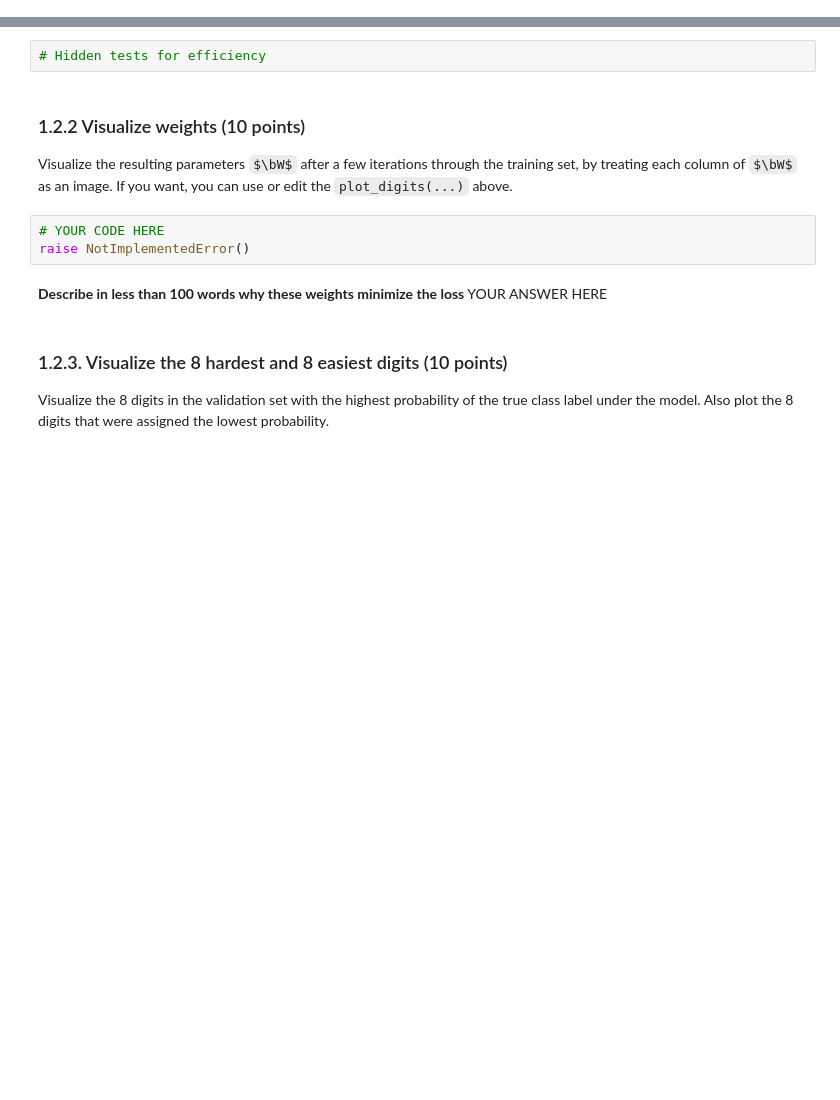
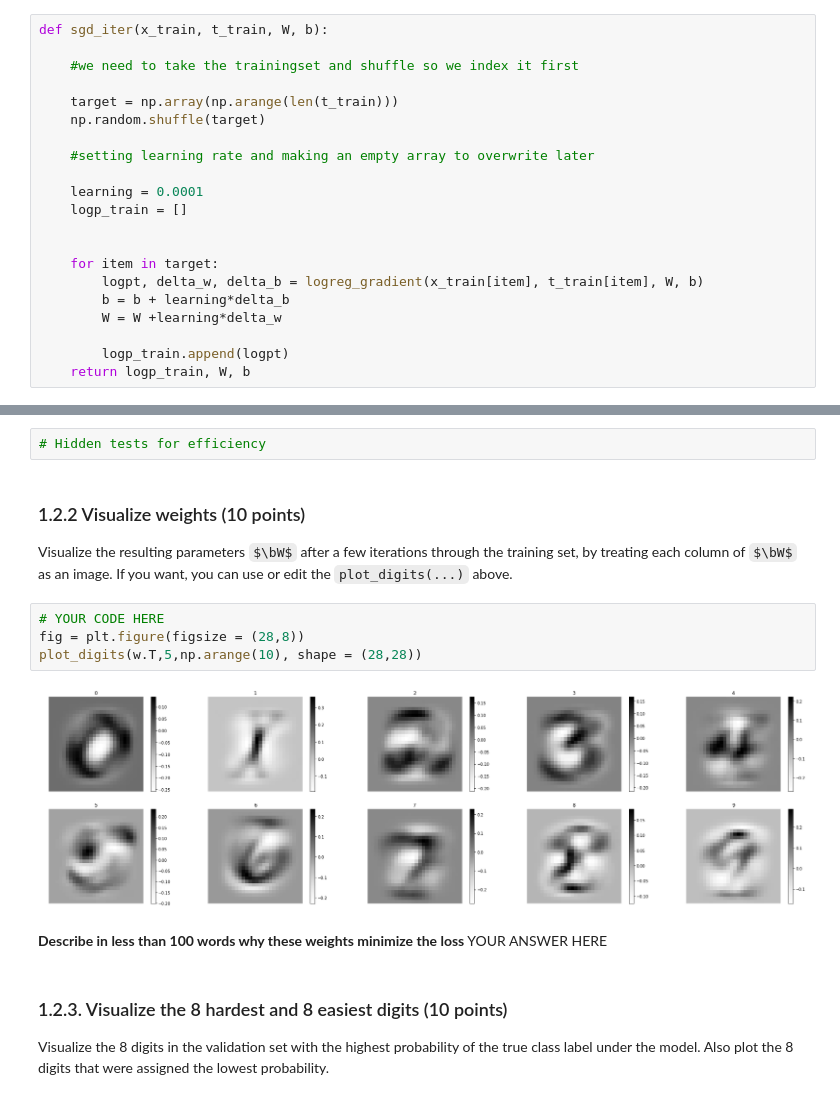
Before and after one commit to mcoenegracht/ml1-labs, a Jupyter notebook: lab2/lab2.ipynb, the cells around one changed output, grey strips where cells are left out. Saved outputs shown, nothing was run; the diff lists cells and outputs as text; some formulas as TeX source; blank space fills up the shorter version.

```diff
--- a/lab2/lab2.ipynb
+++ b/lab2/lab2.ipynb
@@ -380,3 +434,24 @@ def sgd_iter(x_train, t_train, W, b):
+# %%
+def sgd_iter(x_train, t_train, W, b):
+
+    #we need to take the trainingset and shuffle so we index it first
+
+    target = np.array(np.arange(len(t_train)))
+    np.random.shuffle(target)
+
+    #setting learning rate and making an empty array to overwrite later
+
+    learning = 0.0001
+    logp_train = []
+
+
+    for item in target:
+        logpt, delta_w, delta_b = logreg_gradient(x_train[item], t_train[item], W, b)
+        b = b + learning*delta_b
+        W = W +learning*delta_w
+
+        logp_train.append(logpt)
+    return logp_train, W, b
 # %%
 # Hidden tests for efficiency
 # %%
@@ -410,9 +544,12 @@ w,b = test_sgd(x_train, t_train, x_valid, t_valid, w, b)
 # %% [markdown]
 ### 1.2.2 Visualize weights (10 points)
 Visualize the resulting parameters $\bW$ after a few iterations through the training set, by treating each column of $\bW$ as an image. If you want, you can use or edit the `plot_digits(...)` above.
-# %%
-# YOUR CODE HERE
-raise NotImplementedError()
+# %%
+# YOUR CODE HERE
+fig = plt.figure(figsize = (28,8))
+plot_digits(w.T,5,np.arange(10), shape = (28,28))
+# %% [output]
+[figure, added]
 # %% [markdown]
 **Describe in less than 100 words why these weights minimize the loss**
 YOUR ANSWER HERE
```
Also changed, not shown: parts of 14 cells of this notebook.
